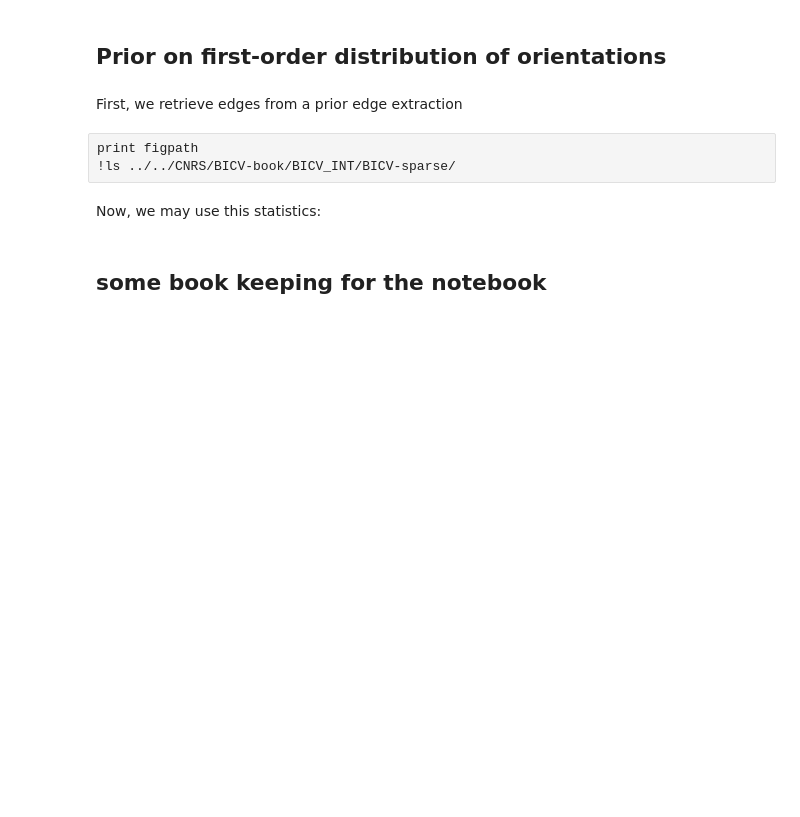
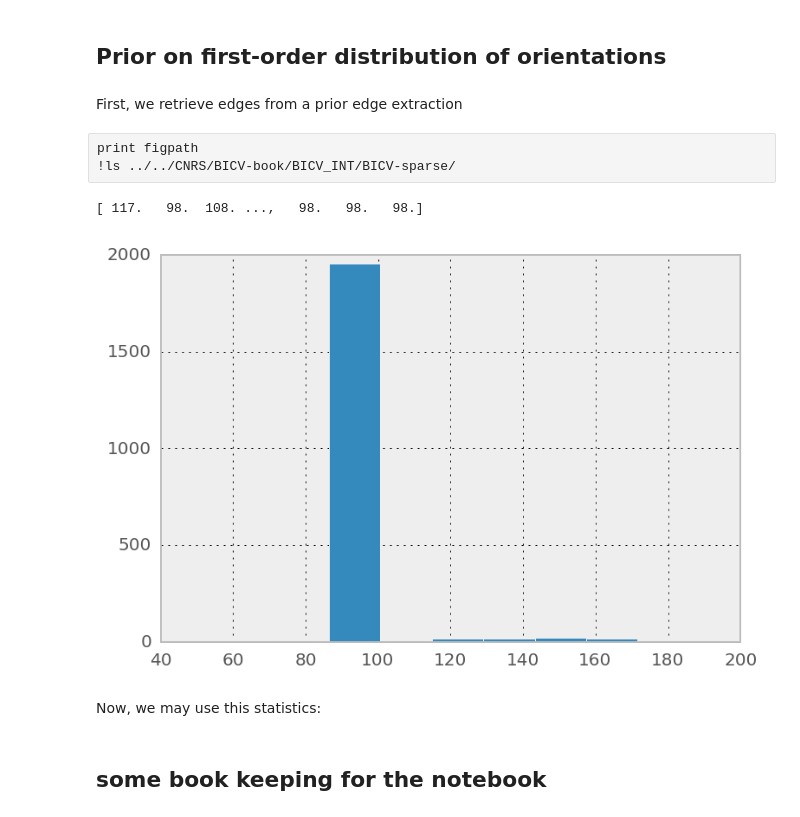
Before and after one commit to bicv/SparseEdges, a Jupyter notebook: firstorder_prior.ipynb, the cells around one changed output. Cells and saved outputs as stored; diff of their text form; code cells hidden in the pictures; blank space fills up the shorter version.

```diff
--- a/firstorder_prior.ipynb
+++ b/firstorder_prior.ipynb
@@ -79,7 +79,11 @@ if not(figpath==None):
 v_theta_edges[1:] - mp.theta, np.pi/mp.n_theta/2, v_hist, edgeslist[2, ...]
 # %%
 edges = np.load('./mat/edges/prior_vanilla_serre07_distractors/Mda_art175.jpg[0, 256, 0, 256].npy')
-plt.hist(edges[2])
+plt.hist(edges[0])
+print edges[0]
+# %% [output]
+[ 117.   98.  108. ...,   98.   98.   98.]
+[figure, added]
 # %% [markdown]
 Now, we may use this statistics:
 # %%
```
Also changed, not shown: 3 other files.
